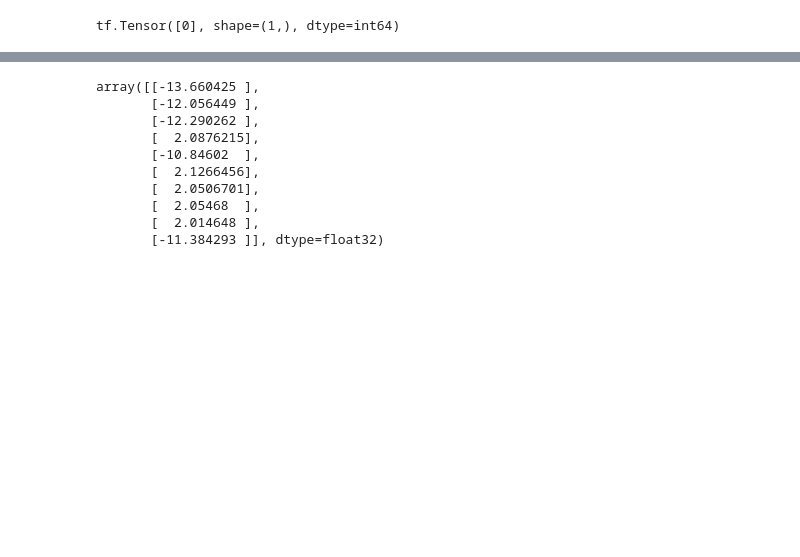
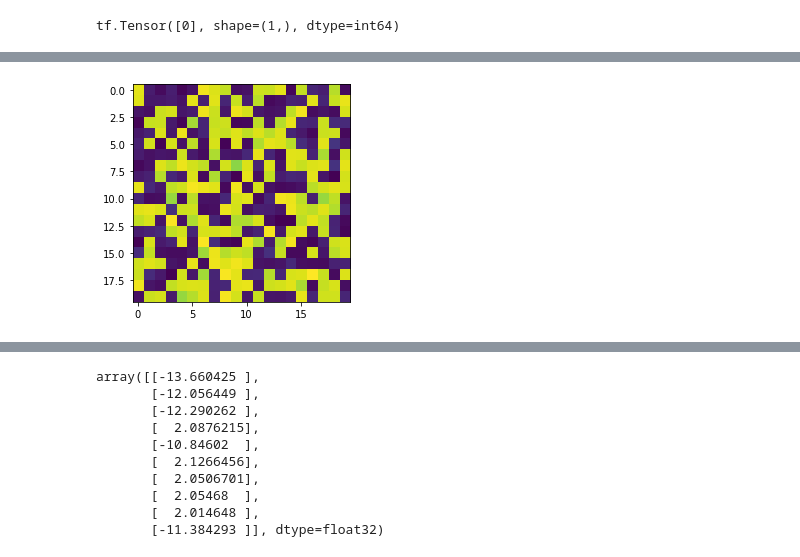
Before and after one commit to LilWeirdProgramms/oct-classifier, a Jupyter notebook: main.ipynb, the cells around one changed output, grey strips where cells are left out. Cells and saved outputs as stored; diff of their text form; code cells hidden in the pictures; blank space fills up the shorter version.

```diff
--- a/main.ipynb
+++ b/main.ipynb
@@ -206,3 +222,6 @@ for elem in test_dataset:
     print(elem[1])
 # %% [output]
 tf.Tensor([0], shape=(1,), dtype=int64)
+# %%
+a = 9600
+all_input_files[a:a+400]
@@ -209,7 +246,7 @@ tf.Tensor([0], shape=(1,), dtype=int64)
 # %%
-check_set = tfrecords_reader(validation_files, True)
+check_set = tfrecords_reader(all_input_files[a:a+400], True)
 # %%
-output_test5 = model.predict(
+output_test6 = model.predict(
     check_set.batch(1),
     verbose = 1,
     use_multiprocessing=True
@@ -241,0 +276,4 @@ array([[2.0919182]], dtype=float32)
+# %%
+import utils
+reload(utils)
+results_map = utils.reorder_by_name(all_input_files[1200:1600], output_test6)
@@ -241,0 +302,8 @@ array([[2.0919182]], dtype=float32)
+# %%
+plt.imshow(results_map)
+import Visualization
+reload(Visualization)
+vsz = Visualization.ImageVisualizer(results_map.reshape((400,1)), instance_size=(102, 102, 20, 20), background_image_path="/mnt/p_Zeiss/Projects/UWF OCTA/Clinical data/MOON1/D113/links/retina_1536x2048x2045x2_30720.png")
+vsz.plot_results_map(name="wrong_x2_again")
+# %% [output]
+[figure, added]
```
Also changed, not shown: parts of 54 cells of this notebook, 39 other files.
